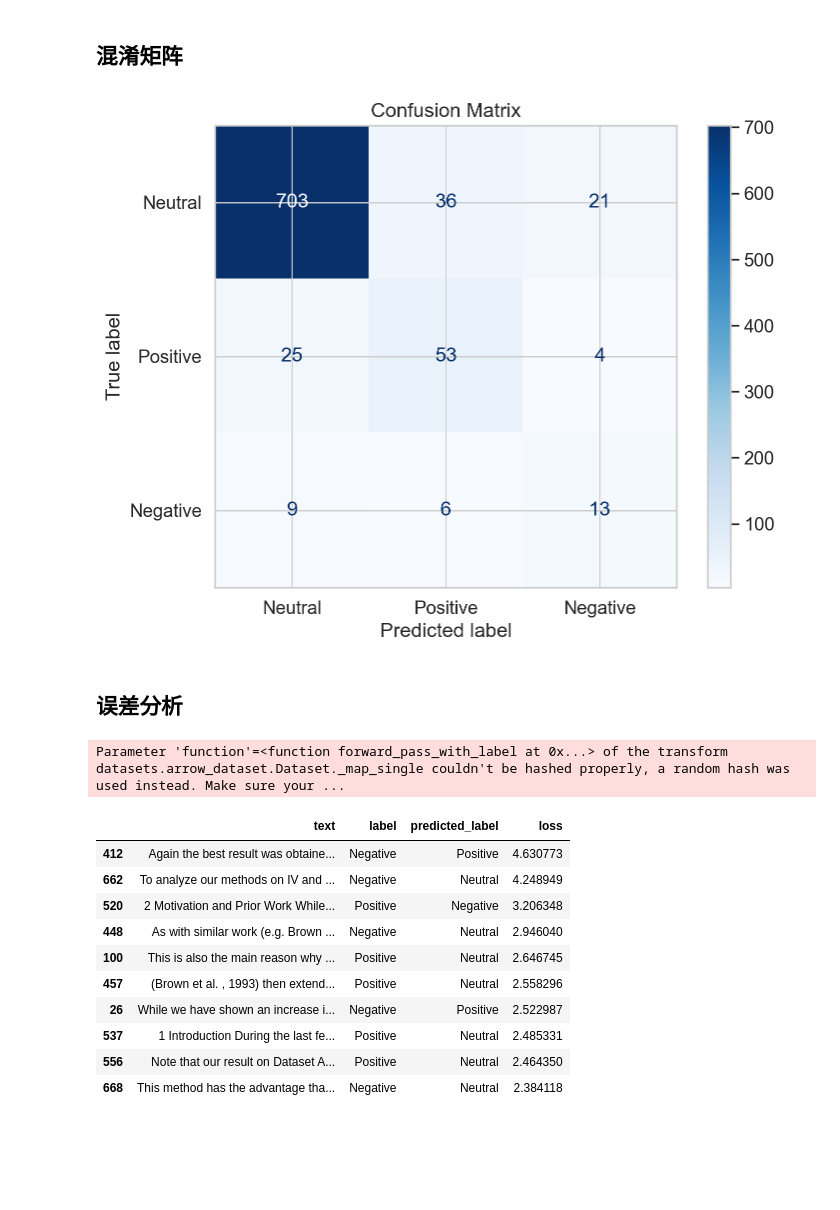
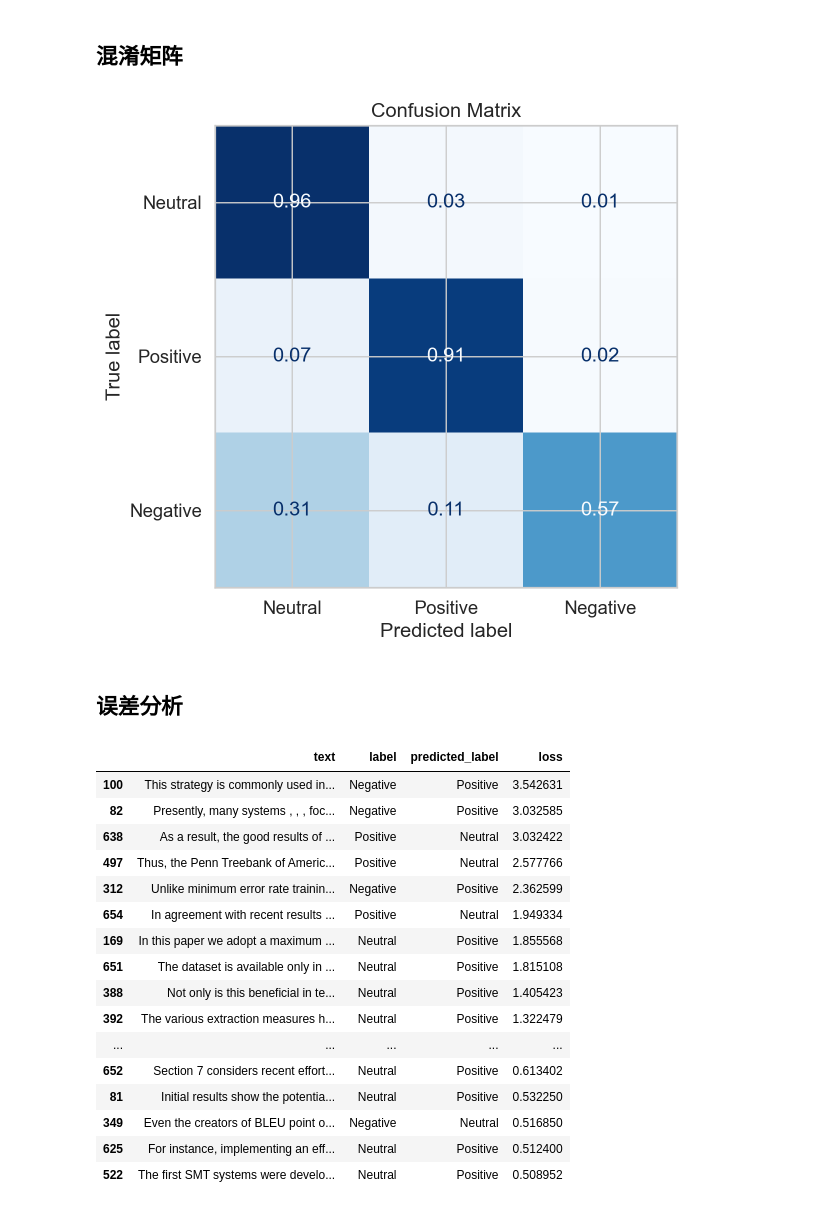
Before and after one commit to goghvan1113/TDCSA, a Jupyter notebook: bert/sentiment_finetuning.ipynb, the cells around one changed output. Saved outputs shown, nothing was run; the diff lists cells and outputs as text; code cells hidden in the pictures; blank space fills up the shorter version.

```diff
--- a/bert/sentiment_finetuning.ipynb
+++ b/bert/sentiment_finetuning.ipynb
@@ -48,7 +48,7 @@ cuda
 base_model_name = 'roberta-llama3.1405B-twitter-sentiment'
 TEST_DATASET_SIZE = 0.2
 NUM_LABELS = 3
-DATA_PATH = f'../data/citation_sentiment_corpus_new.csv'
+DATA_PATH = f'../data/corpus.txt'
 
 # BASE_MODEL_PATH = f'./citation_finetuned_models/{base_model_name}'
 BASE_MODEL_PATH = f'../pretrain_models/{base_model_name}'
@@ -58,13 +58,8 @@ BATCH_SIZE = 32
 loss_type='focal_loss' # 自定义参数 focal_loss dsc_loss ce_loss asymmetric_loss
 weight_decay = 0.05  # 0.01
 lr = 2.0e-5  # 2e-5学习率，bs设置较大 5e-6
-num_epochs = 5
+num_epochs = 3
 warmup_ratio = 0.1
 warmup_steps = 100
 label_smoothing_factor = 0.1
-
-# notebook_login()
-os.environ["WANDB_PROJECT"] = base_model_name
-os.environ["WANDB_LOG_MODEL"] = 'true' # save your trained model checkpoint to wandb
-os.environ["WANDB_WATCH"] = 'false' # turn off watch to log faster
 # %%
@@ -129,9 +172,6 @@ class MyDataset(torch.utils.data.Dataset):
         return len(self.labels)
 
 
-train_texts, temp_texts, train_labels, temp_labels = train_test_split(texts, labels, test_size=TEST_DATASET_SIZE, stratify=labels, random_state=seed)
-val_texts, test_texts, val_labels, test_labels = train_test_split(temp_texts, temp_labels, test_size=0.5, stratify=temp_labels, random_state=seed)
-
 train_dataset = MyDataset(tokenizer(train_texts, truncation=True, padding=True, return_tensors='pt', max_length=512), train_labels)
 test_dataset = MyDataset(tokenizer(test_texts, truncation=True, padding=True, return_tensors='pt', max_length=512), test_labels)
 val_dataset = MyDataset(tokenizer(val_texts, truncation=True, padding=True, return_tensors='pt', max_length=512), val_labels)
@@ -465,18 +509,18 @@ plot_pr_curve(test_labels, probs)
 # %%
 from sklearn.metrics import confusion_matrix, ConfusionMatrixDisplay
 
 def plot_confusion_matrix(y_true, y_pred, labels):
-    cm = confusion_matrix(y_true, y_pred)
+    cm = confusion_matrix(y_true, y_pred, normalize='true')
     fig, ax = plt.subplots(figsize=(8, 6))
     disp = ConfusionMatrixDisplay(confusion_matrix=cm, display_labels=labels)
-    disp.plot(cmap='Blues', values_format='d', ax=ax)
+    disp.plot(cmap='Blues', values_format='.2f', ax=ax, colorbar=False)
     plt.title('Confusion Matrix')
     plt.show()
 
 predicted_labels = np.argmax(predictions.predictions, axis=1)
 plot_confusion_matrix(test_labels, predicted_labels, list(label2id.keys()))
 # %% [output]
-[figure, old version]
+[figure, new version]
 # %% [markdown]
 ## 误差分析
 # %%
@@ -507,20 +551,25 @@ cols = ["text", "label", "predicted_label", "loss"]
 df_test = tokenized_data["validation"][:][cols]
 df_test["label"] = df_test["label"].map(id2label)
 df_test["predicted_label"] = (df_test["predicted_label"].map(id2label))
-df_test.sort_values("loss", ascending=False).head(10)
+df_test.sort_values("loss", ascending=False).head(30)
 # %% [output]
-Parameter 'function'=<function forward_pass_with_label at 0x...> of the transform datasets.arrow_dataset.Dataset._map_single couldn't be hashed properly, a random hash was used instead. Make sure your ...
 |  | text | label | predicted_label | loss |
-| 412 | Again the best result was obtaine... | Negative | Positive | 4.630773 |
-| 662 | To analyze our methods on IV and ... | Negative | Neutral | 4.248949 |
-| 520 | 2 Motivation and Prior Work While... | Positive | Negative | 3.206348 |
-| 448 | As with similar work (e.g. Brown ... | Negative | Neutral | 2.946040 |
-| 100 | This is also the main reason why ... | Positive | Neutral | 2.646745 |
-| 457 | (Brown et al. , 1993) then extend... | Positive | Neutral | 2.558296 |
-| 26 | While we have shown an increase i... | Negative | Positive | 2.522987 |
-| 537 | 1 Introduction During the last fe... | Positive | Neutral | 2.485331 |
-| 556 | Note that our result on Dataset A... | Positive | Neutral | 2.464350 |
-| 668 | This method has the advantage tha... | Negative | Neutral | 2.384118 |
+| 100 | This strategy is commonly used in... | Negative | Positive | 3.542631 |
+| 82 | Presently, many systems , , , foc... | Negative | Positive | 3.032585 |
+| 638 | As a result, the good results of ... | Positive | Neutral | 3.032422 |
+| 497 | Thus, the Penn Treebank of Americ... | Positive | Neutral | 2.577766 |
+| 312 | Unlike minimum error rate trainin... | Negative | Positive | 2.362599 |
+| 654 | In agreement with recent results ... | Positive | Neutral | 1.949334 |
+| 169 | In this paper we adopt a maximum ... | Neutral | Positive | 1.855568 |
+| 651 | The dataset is available only in ... | Neutral | Positive | 1.815108 |
+| 388 | Not only is this beneficial in te... | Neutral | Positive | 1.405423 |
+| 392 | The various extraction measures h... | Neutral | Positive | 1.322479 |
+| ... | ... | ... | ... | ... |
+| 652 | Section 7 considers recent effort... | Neutral | Positive | 0.613402 |
+| 81 | Initial results show the potentia... | Neutral | Positive | 0.532250 |
+| 349 | Even the creators of BLEU point o... | Negative | Neutral | 0.516850 |
+| 625 | For instance, implementing an eff... | Neutral | Positive | 0.512400 |
+| 522 | The first SMT systems were develo... | Neutral | Positive | 0.508952 |
 # %%
 df_test.sort_values("loss", ascending=True).head(10)
 # %% [output]
```
Also changed, not shown: parts of 7 cells of this notebook, 16 other files.
